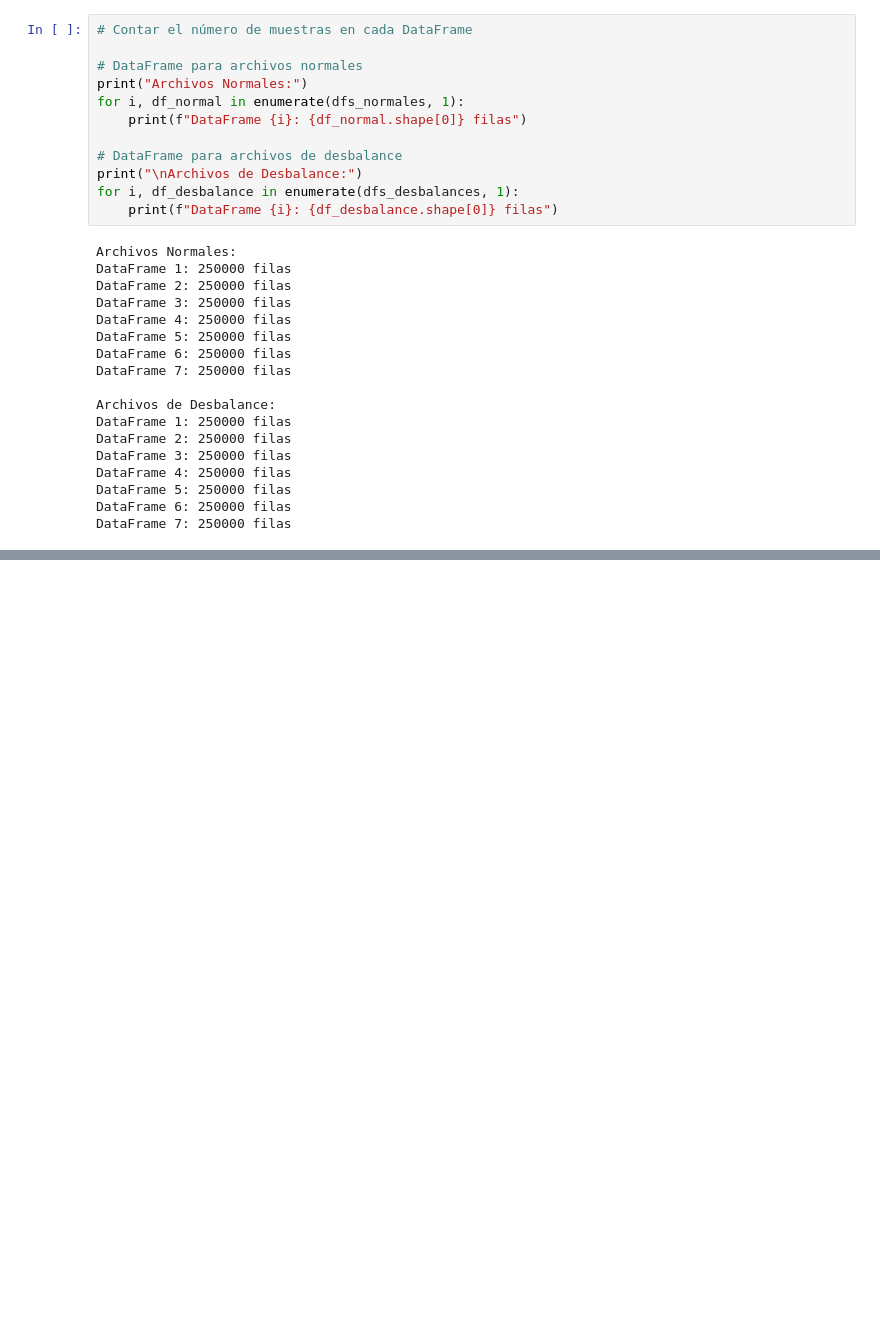
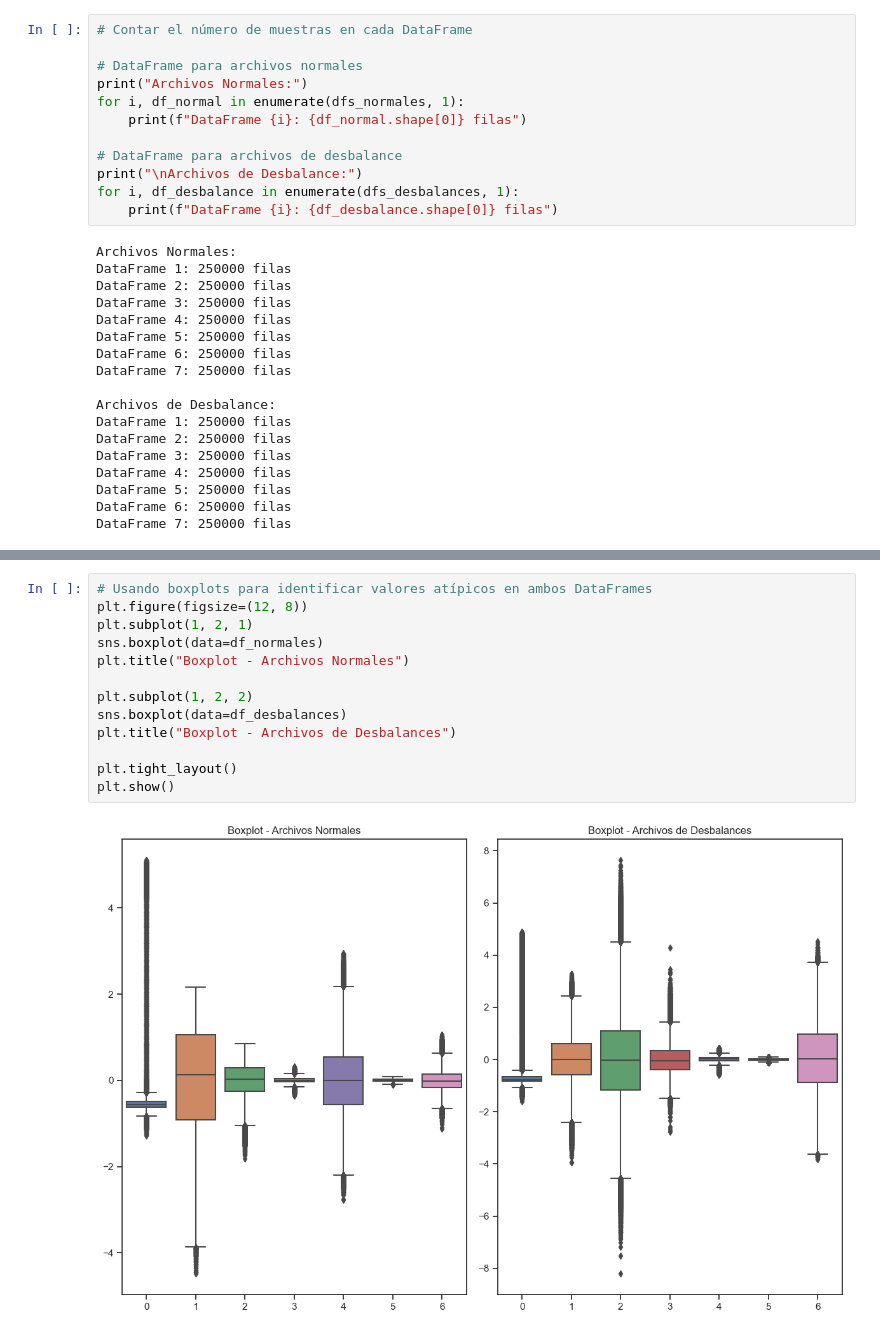
Before and after one commit to darioverdun/PROYECTO-DETECCI-N-DE-FALLA, a Jupyter notebook: notebooks/Detección_de_Falla_.ipynb, the cells around one changed output, grey strips where cells are left out. Saved outputs shown, nothing was run; the diff lists cells and outputs as text; blank space fills up the shorter version.

```diff
--- a/notebooks/Detección_de_Falla_.ipynb
+++ b/notebooks/Detección_de_Falla_.ipynb
@@ -139,0 +253,15 @@ DataFrame 7: 250000 filas
+# %%
+# Usando boxplots para identificar valores atípicos en ambos DataFrames
+plt.figure(figsize=(12, 8))
+plt.subplot(1, 2, 1)
+sns.boxplot(data=df_normales)
+plt.title("Boxplot - Archivos Normales")
+
+plt.subplot(1, 2, 2)
+sns.boxplot(data=df_desbalances)
+plt.title("Boxplot - Archivos de Desbalances")
+
+plt.tight_layout()
+plt.show()
+# %% [output]
+[figure, added]
```
Also changed, not shown: parts of 8 cells of this notebook.
